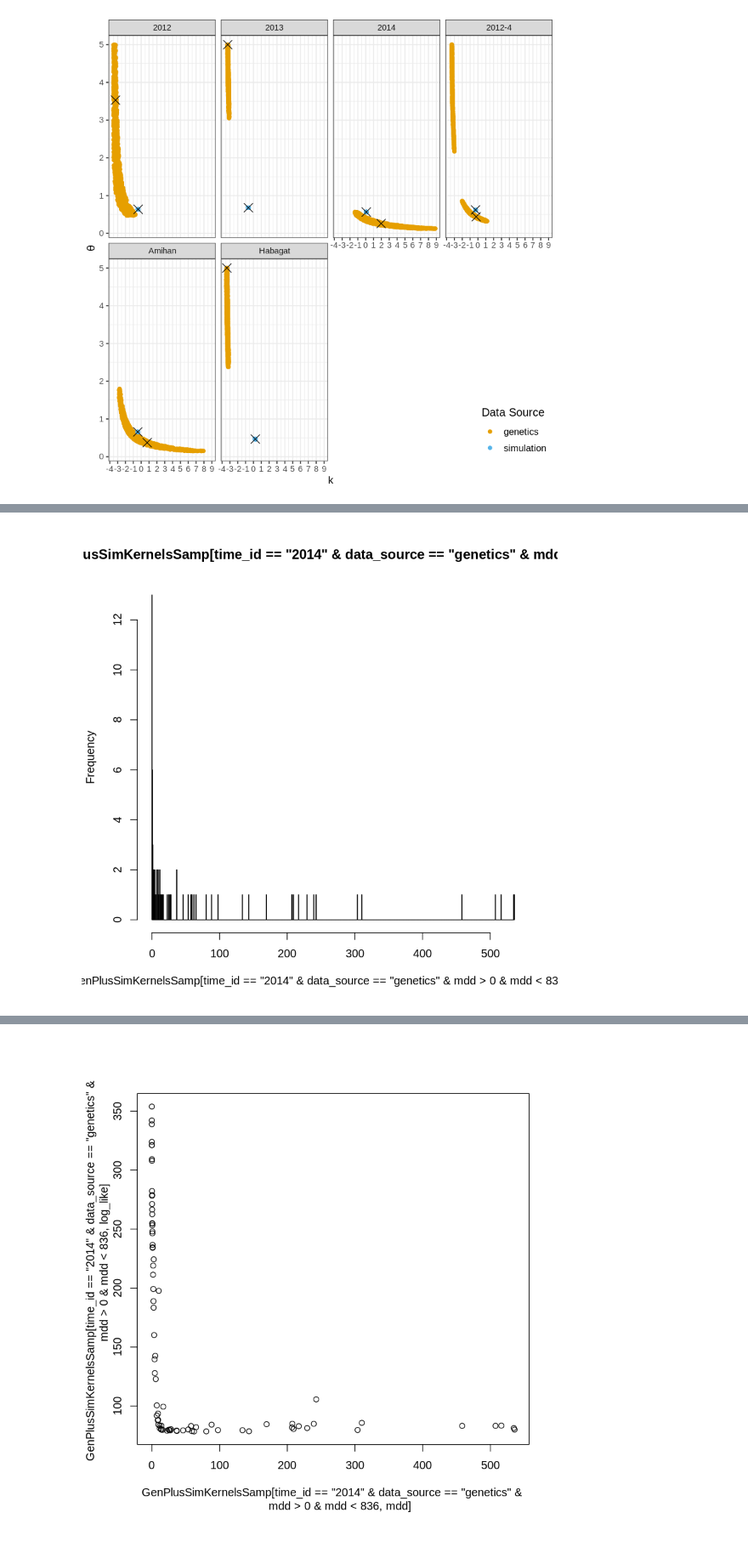
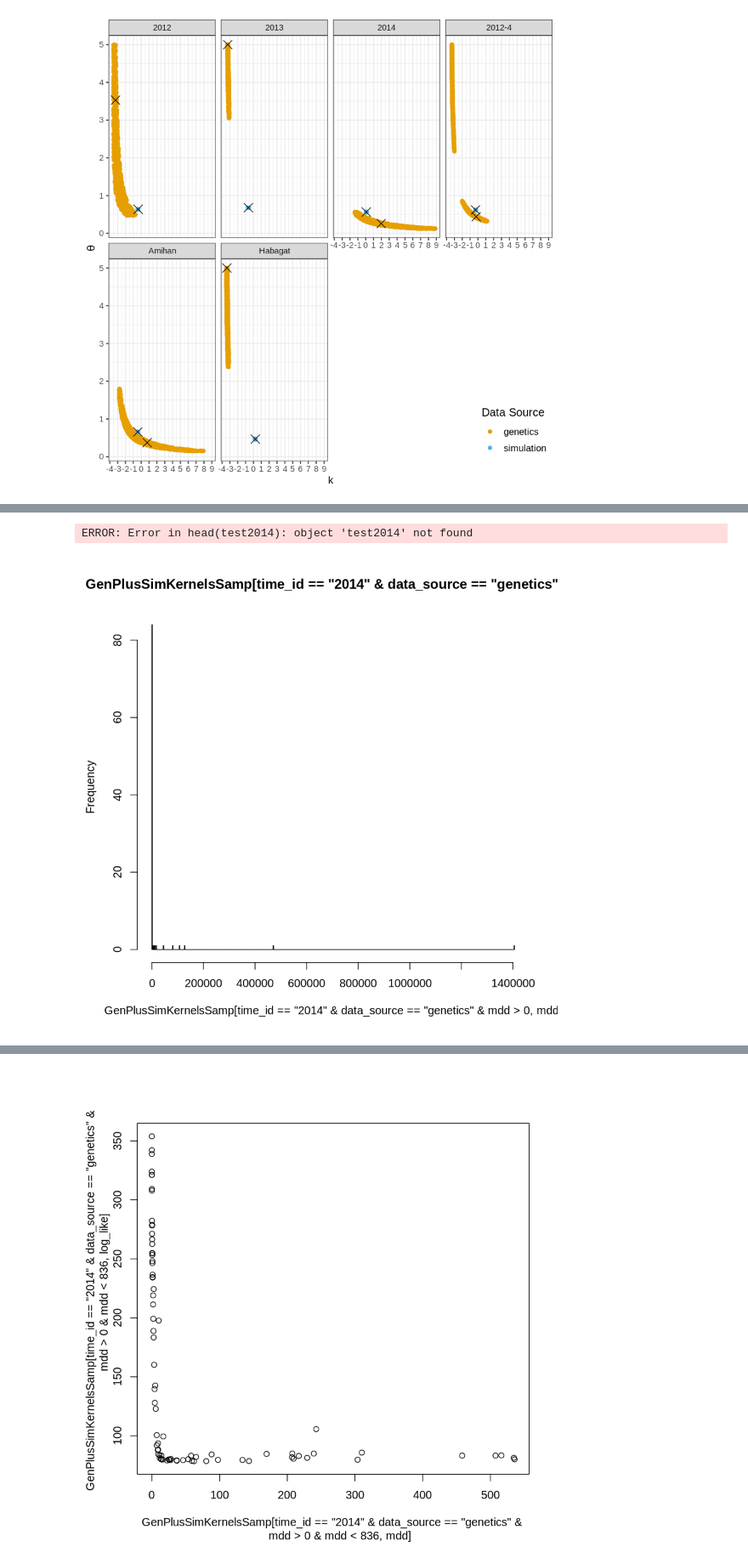
Before and after one commit to pinskylab/CamotesROMS, a Jupyter notebook: notebooks/process_ROMS_kernels.ipynb, the cells around one changed output, grey strips where cells are left out. Shown at 85% size. Saved outputs shown, nothing was run; the diff lists cells and outputs as text; code cells hidden in the pictures.

```diff
--- a/notebooks/process_ROMS_kernels.ipynb
+++ b/notebooks/process_ROMS_kernels.ipynb
@@ -305,6 +320,5 @@ surface
 # %%
-
-GenPlusSimKernelsSamp <- GenPlusSimKernels[, .SD[sample(.N, 100, prob=min(log_like)/log_like)], by = c("time_id", "data_source")][ #weight the fits by distance from the best log like
+GenPlusSimKernelsSamp <- GenPlusSimKernels[, .SD[sample(.N, 500, prob=min(log_like)/log_like)], by = c("time_id", "data_source")][ #weight the fits by distance from the best log like
     , `:=`(mdd=round(mean_disp_dist(k = k_eval, theta=theta_eval), 2),
                             med=round(nleqslv(x = 7, fn = cdf_solve, k=k_eval, theta=theta_eval)$x, 2)),
                       by=c("k_eval", "theta_eval")]
@@ -436,4 +468,8 @@ Saving 6.67 x 6.67 in image
+# %%
+head(test2014)
+# %% [output]
+ERROR: Error in head(test2014): object 'test2014' not found
 # %%
-hist(GenPlusSimKernelsSamp[time_id=="2014" &data_source=="genetics"&mdd >0 & mdd <836, mdd], breaks=1000)
+hist(GenPlusSimKernelsSamp[time_id=="2014" &data_source=="genetics"&mdd >0 , mdd], breaks=1000)
 # %% [output]
-[figure, old version]
+[figure, new version]
```
Also changed, not shown: parts of 19 cells of this notebook, 13 other files.
